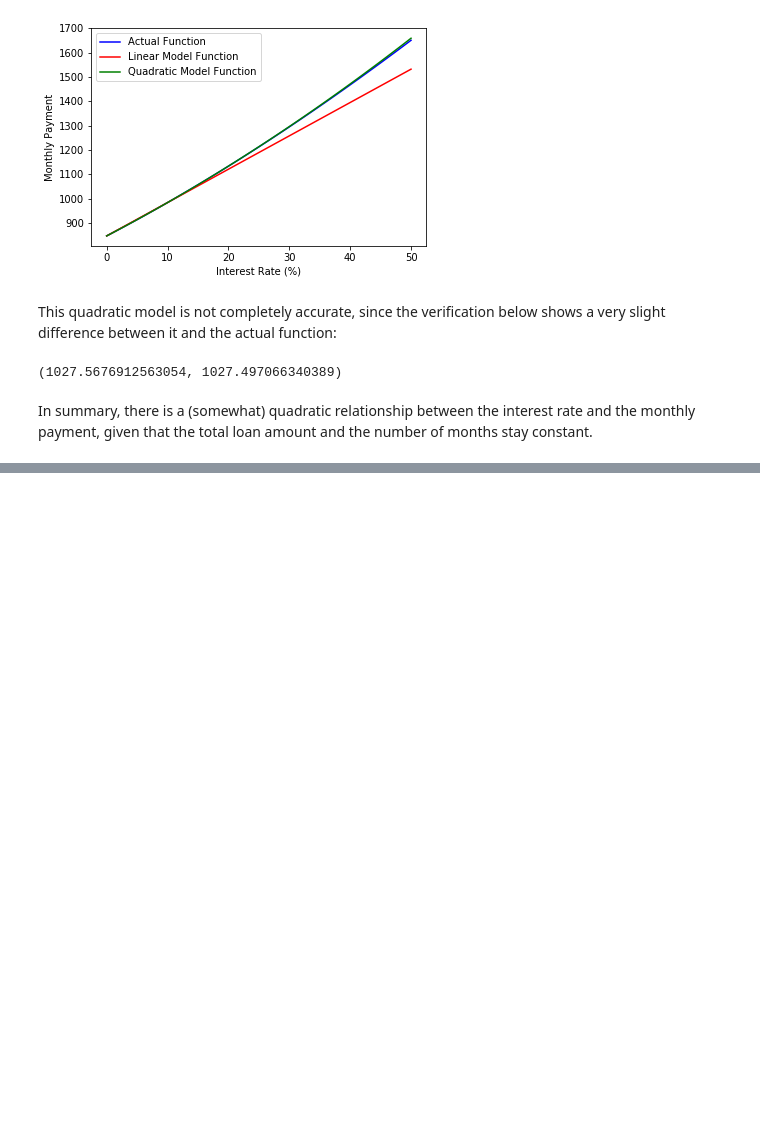
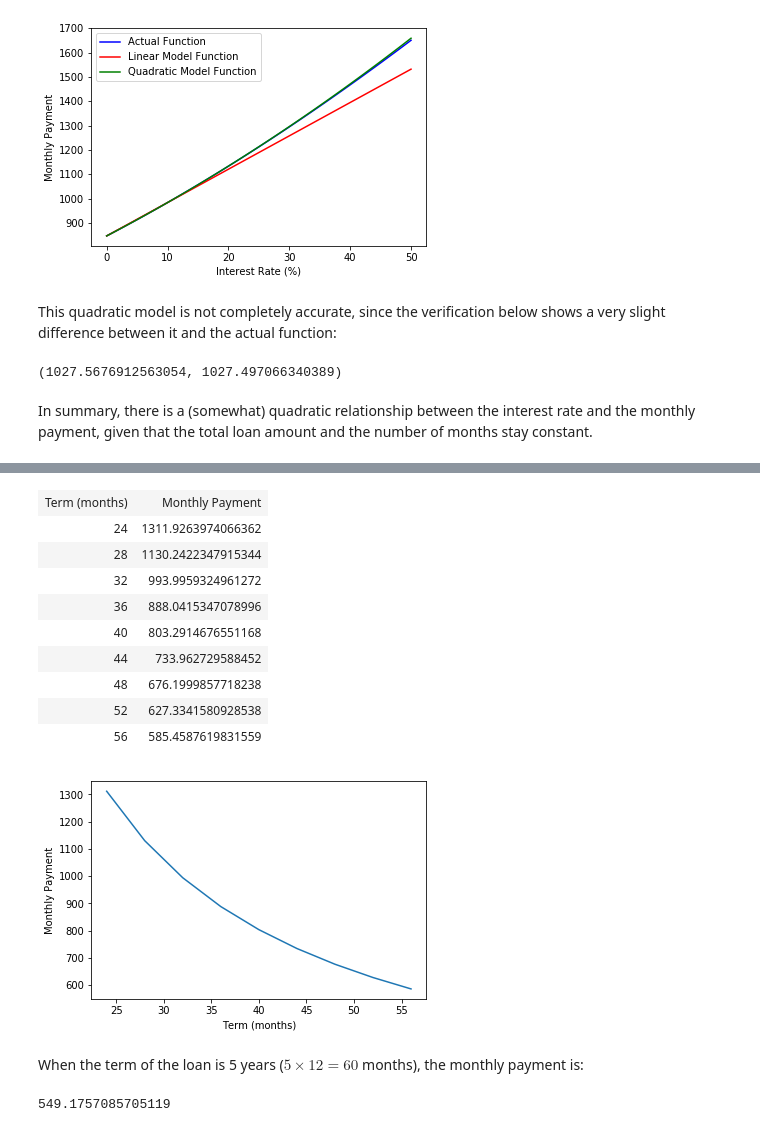
Before and after one commit to broad-well/Monthly-Payment, a Jupyter notebook: MainDocument.ipynb, the cells around one changed output, grey strips where cells are left out. Saved outputs shown, nothing was run; the diff lists cells and outputs as text; code cells hidden in the pictures; blank space fills up the shorter version.

```diff
--- a/MainDocument.ipynb
+++ b/MainDocument.ipynb
@@ -253,0 +270,25 @@ In summary, there is a (somewhat) quadratic relationship between the interest ra
+# %%
+def P3(n):
+    return (30495 * 3.09/100/12) / (1 - (1 + 3.09/100/12)**(-n))
+
+domain = range(24, 60, 4)
+
+show(P3, domain, 'Term (months)', 'Monthly Payment')
+# %% [output]
+| Term (months) | Monthly Payment |
+| 24 | 1311.9263974066362 |
+| 28 | 1130.2422347915344 |
+| 32 | 993.9959324961272 |
+| 36 | 888.0415347078996 |
+| 40 | 803.2914676551168 |
+| 44 | 733.962729588452 |
+| 48 | 676.1999857718238 |
+| 52 | 627.3341580928538 |
+| 56 | 585.4587619831559 |
+[figure, added]
+# %% [markdown]
+When the term of the loan is 5 years ($5\times12=60$ months), the monthly payment is:
+# %%
+P3(60)
+# %% [output]
+549.1757085705119
```
Also changed, not shown: parts of 16 cells of this notebook.
